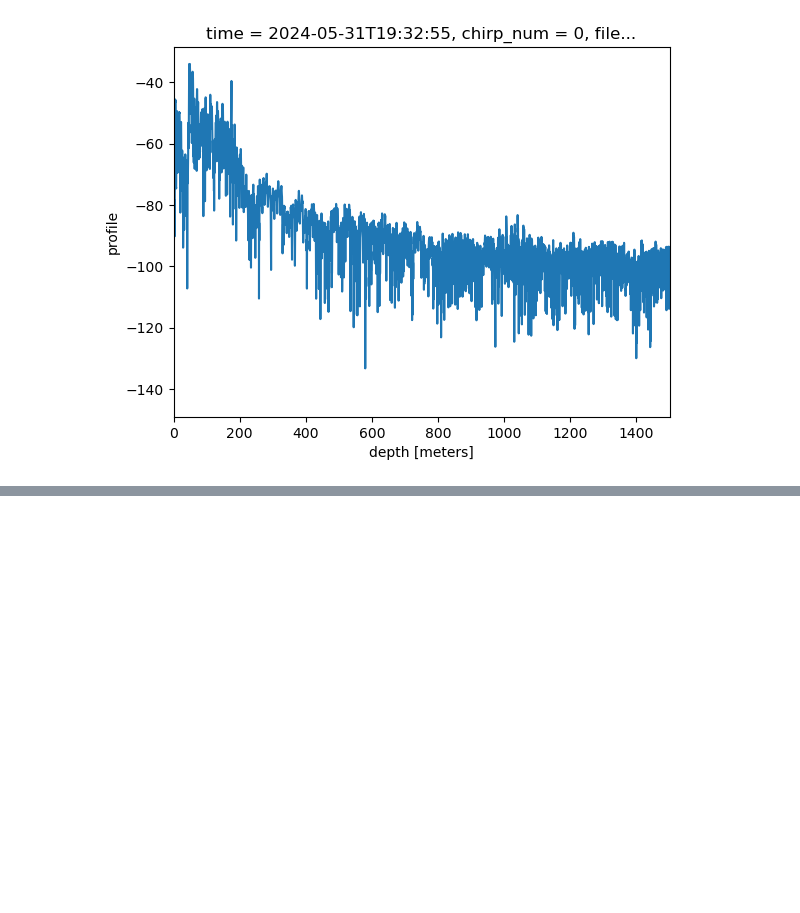
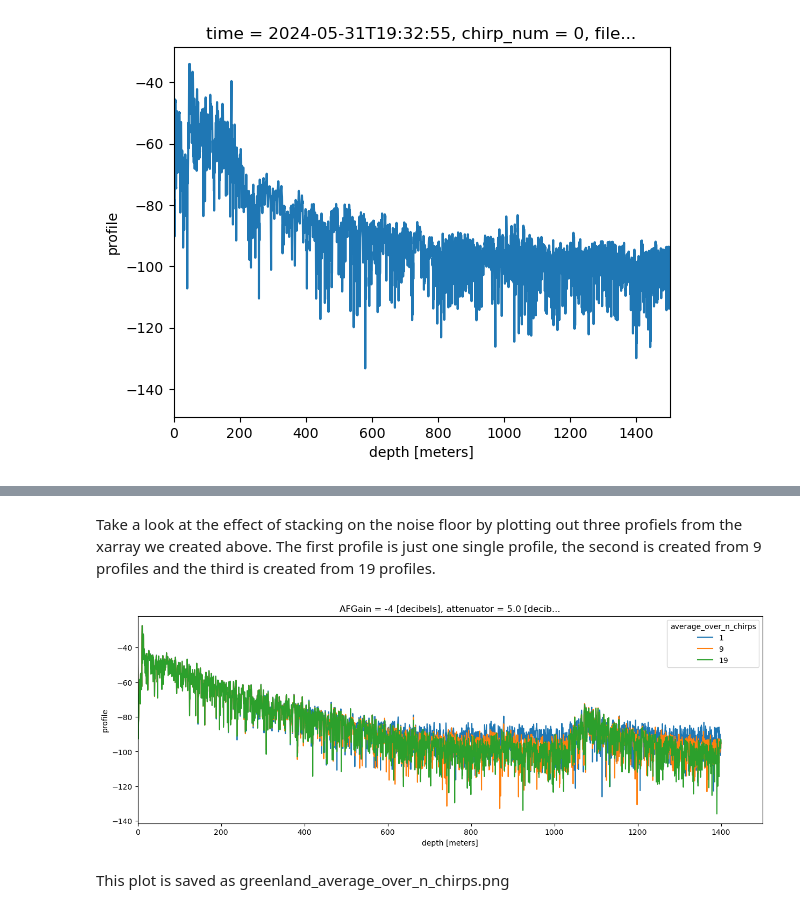
Before and after one commit to ldeo-glaciology/AntPen_NSF_NERC, a Jupyter notebook: code/apres/ApRES_deployment_QC_v1.ipynb, the cells around one changed output, grey strips where cells are left out. Drawn from its saved outputs; the diff is of its cells as text; code cells hidden in the pictures; blank space fills up the shorter version.

```diff
--- a/code/apres/ApRES_deployment_QC_v1.ipynb
+++ b/code/apres/ApRES_deployment_QC_v1.ipynb
@@ -97,0 +126,8 @@ unattended_data.isel(time=0, attenuator_setting_pair =0, chirp_num = 0).profile.
+# %%
+greenland_data.isel(time=2000, attenuator_setting_pair =0).load()
+da_list=[]
+for n in greenland_data.chirp_num.values:
+    da_list.append(greenland_data.isel(time=2000, attenuator_setting_pair =0, chirp_num = slice(0,n)).profile.mean(dim='chirp_num').dB())
+# %%
+average_over_n_chirps = xr.DataArray(np.arange(0, 20), dims='average_over_n_chirps', name='average_over_n_chirps')
+da = xr.concat(da_list, dim = average_over_n_chirps).rename('profile')
@@ -97,0 +192,9 @@ unattended_data.isel(time=0, attenuator_setting_pair =0, chirp_num = 0).profile.
+# %% [markdown]
+Take a look at the effect of stacking on the noise floor by plotting out three profiels from the xarray we created above. The first profile is just one single profile, the second is created from 9 profiles and the third is created from 19 profiles.
+# %%
+da.isel(average_over_n_chirps =[1, 9, 19]).plot(xlim = (0, 1500), hue = 'average_over_n_chirps', figsize = (15, 5));
+plt.savefig('greenland_average_over_n_chirps.png')
+# %% [output]
+[figure, added]
+# %% [markdown]
+This plot is saved as greenland_average_over_n_chirps.png
```
Also changed, not shown: parts of 11 cells of this notebook.
